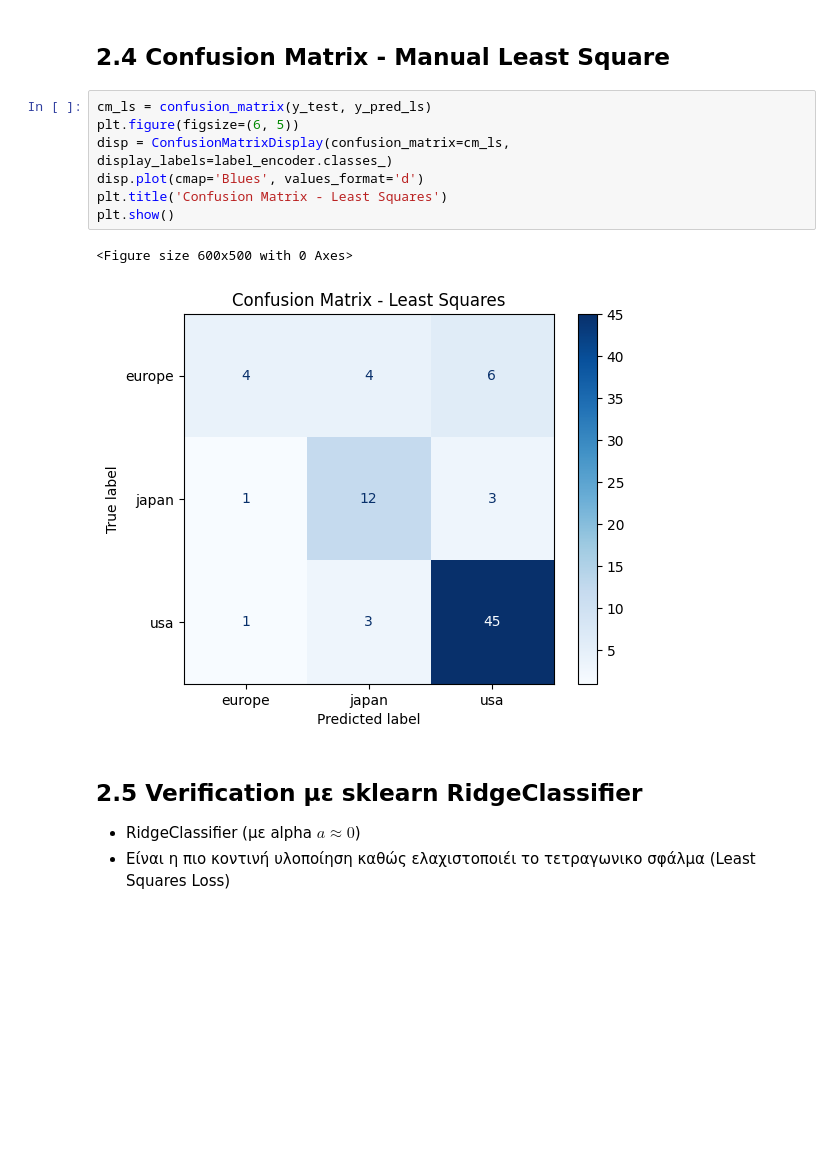
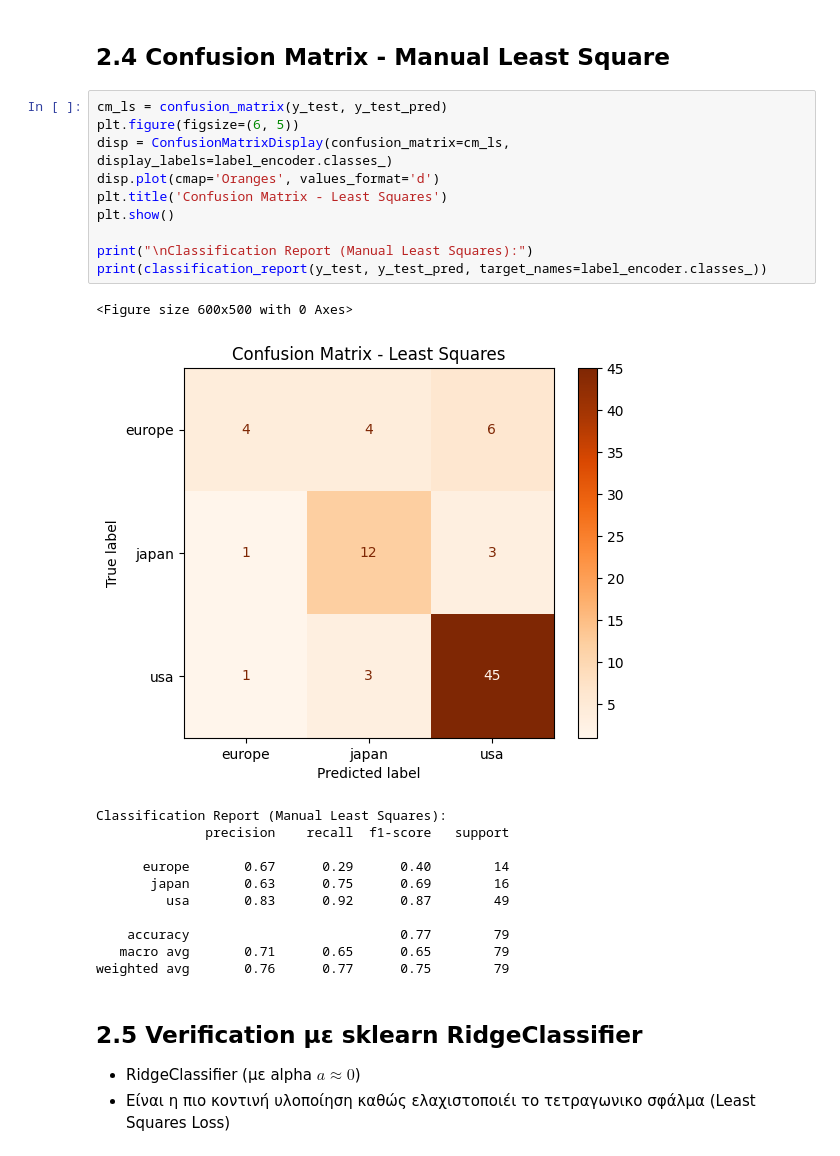
Before and after one commit to dgodolias/auto-mpg-classification-analysis, a Jupyter notebook: notebooks/Complete_Analysis.ipynb, the cells around one changed output. Saved outputs shown, nothing was run; the diff lists cells and outputs as text; blank space fills up the shorter version.

Commit message:
added missing confusion matrices

```diff
--- a/notebooks/Complete_Analysis.ipynb
+++ b/notebooks/Complete_Analysis.ipynb
@@ -361,15 +361,28 @@ Accuracy on Test Set:  0.7722 (77.22%)
 # %% [markdown]
 ## 2.4 Confusion Matrix - Manual Least Square
 # %%
-cm_ls = confusion_matrix(y_test, y_pred_ls)
+cm_ls = confusion_matrix(y_test, y_test_pred)
 plt.figure(figsize=(6, 5))
 disp = ConfusionMatrixDisplay(confusion_matrix=cm_ls, display_labels=label_encoder.classes_)
-disp.plot(cmap='Blues', values_format='d')
+disp.plot(cmap='Oranges', values_format='d')
 plt.title('Confusion Matrix - Least Squares')
 plt.show()
+
+print("\nClassification Report (Manual Least Squares):")
+print(classification_report(y_test, y_test_pred, target_names=label_encoder.classes_))
 # %% [output]
 <Figure size 600x500 with 0 Axes>
-[figure, old version]
+[figure, new version]
+Classification Report (Manual Least Squares):
+              precision    recall  f1-score   support
+
+      europe       0.67      0.29      0.40        14
+       japan       0.63      0.75      0.69        16
+         usa       0.83      0.92      0.87        49
+
+    accuracy                           0.77        79
+   macro avg       0.71      0.65      0.65        79
+weighted avg       0.76      0.77      0.75        79
 # %% [markdown]
 ## 2.5 Verification με sklearn RidgeClassifier
 - RidgeClassifier (με alpha $a \approx 0$)
```
Also changed, not shown: parts of 18 cells of this notebook.
